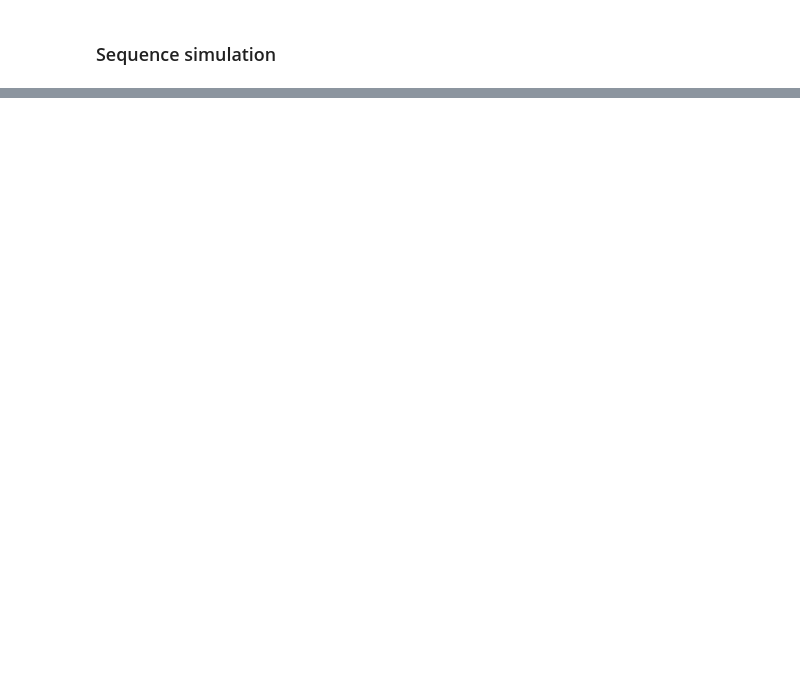
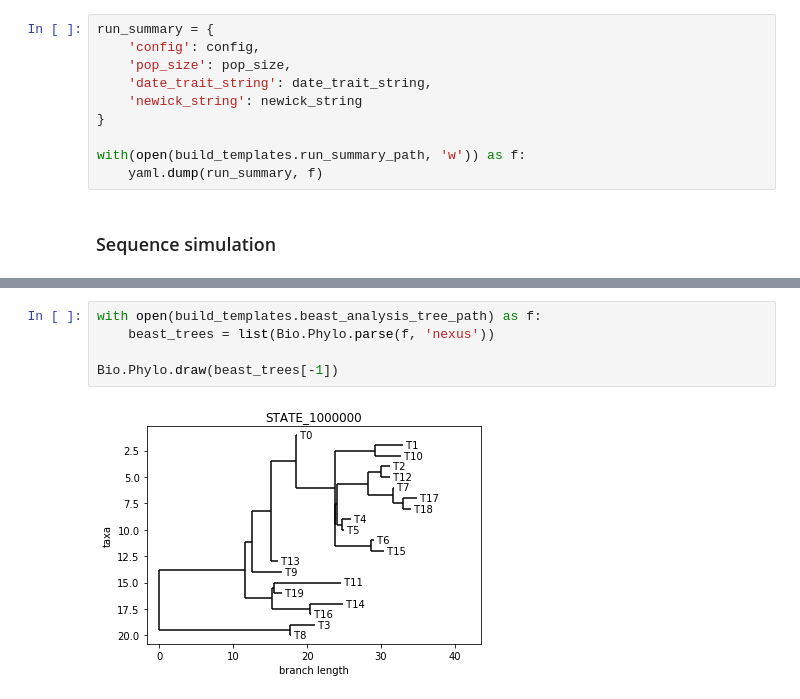
Before and after one commit to christiaanjs/pylo, a Jupyter notebook: eval/pipeline.ipynb, the cells around one changed output, grey strips where cells are left out. Saved outputs shown, nothing was run; the diff lists cells and outputs as text; blank space fills up the shorter version.

```diff
--- a/eval/pipeline.ipynb
+++ b/eval/pipeline.ipynb
@@ -93,2 +104,12 @@ tree_height
+# %%
+run_summary = {
+    'config': config,
+    'pop_size': pop_size,
+    'date_trait_string': date_trait_string,
+    'newick_string': newick_string
+}
+
+with(open(build_templates.run_summary_path, 'w')) as f:
+    yaml.dump(run_summary, f)
 # %% [markdown]
 ### Sequence simulation
@@ -94,0 +166,7 @@ tree_height
+# %%
+with open(build_templates.beast_analysis_tree_path) as f:
+    beast_trees = list(Bio.Phylo.parse(f, 'nexus'))
+
+Bio.Phylo.draw(beast_trees[-1])
+# %% [output]
+[figure, added]
```
Also changed, not shown: parts of 16 cells of this notebook, 3 other files.
